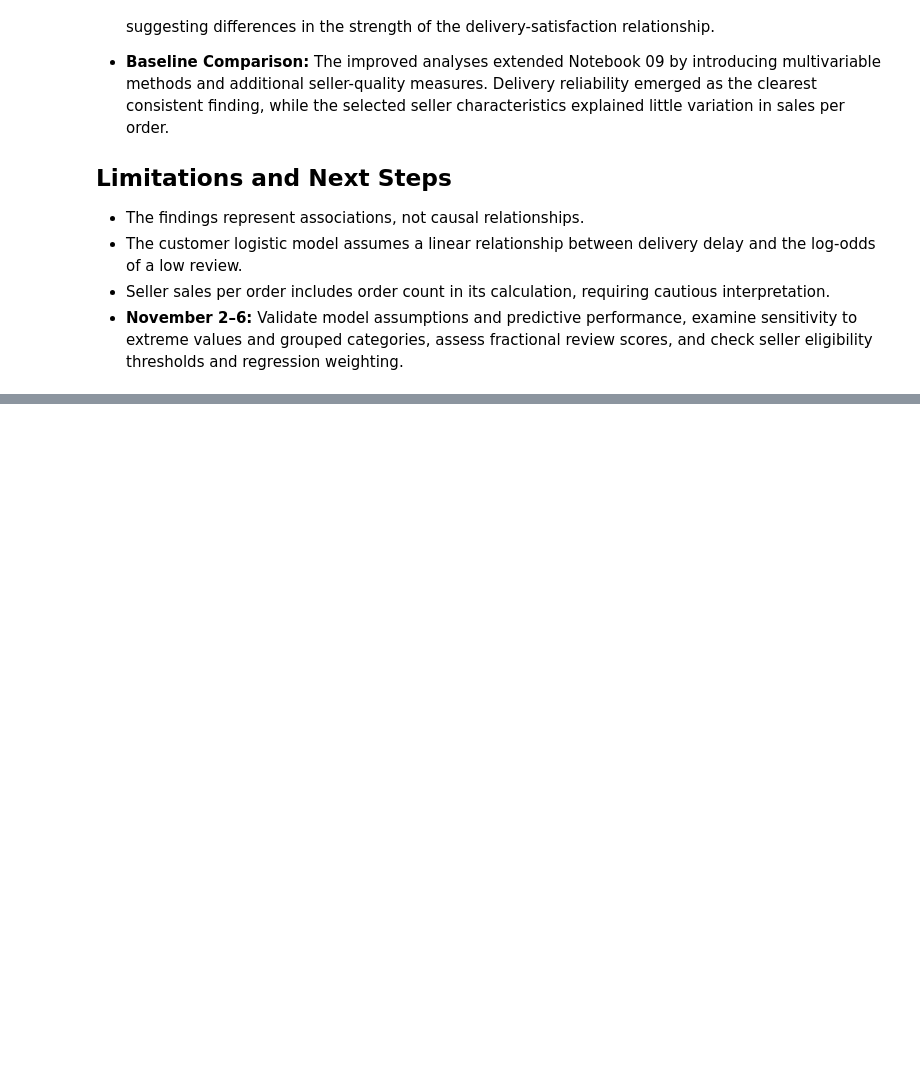
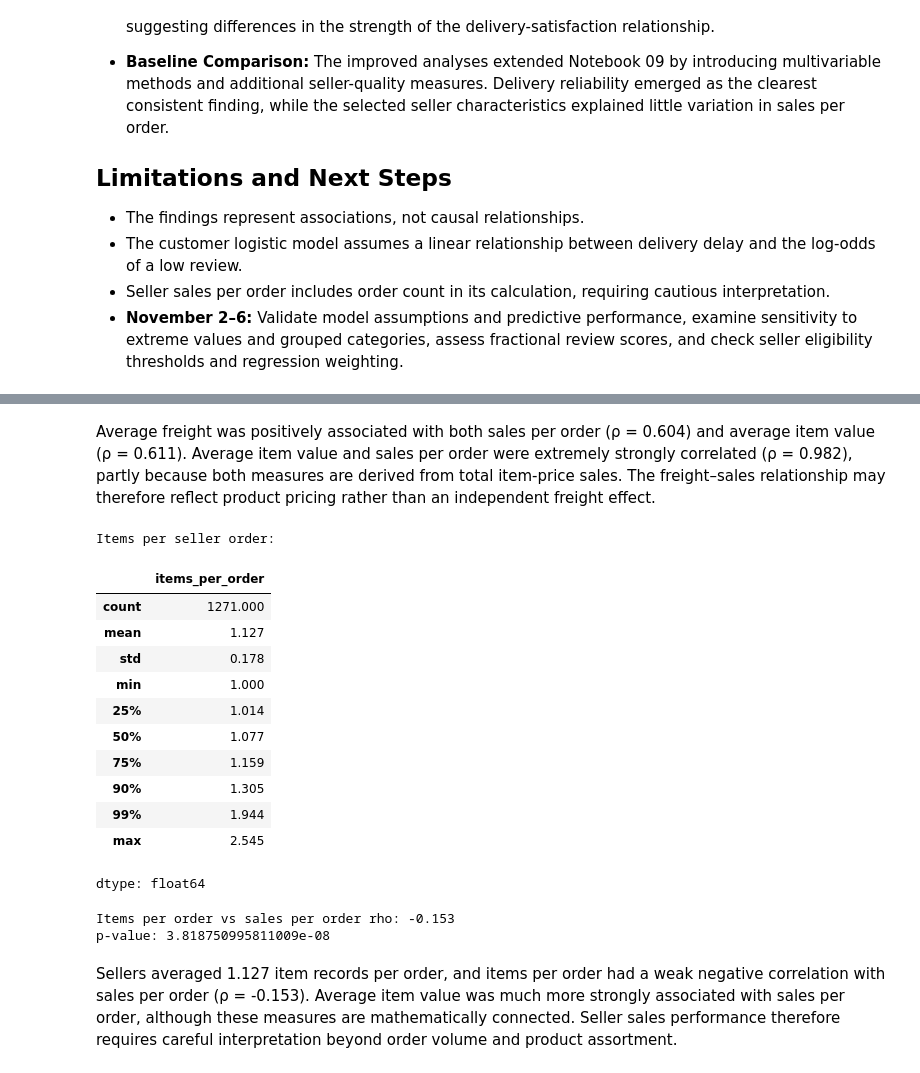
Before and after one commit to kaylatucker/CS690_Capstone, a Jupyter notebook: 03_notebooks/10_improved_analysis.ipynb, the cells around one changed output, grey strips where cells are left out. Cells and saved outputs as stored; diff of their text form; code cells hidden in the pictures; blank space fills up the shorter version.

```diff
--- a/03_notebooks/10_improved_analysis.ipynb
+++ b/03_notebooks/10_improved_analysis.ipynb
@@ -1002,0 +1321,46 @@ display(preliminary_results)
+# %% [markdown]
+Average freight was positively associated with both sales per order (ρ = 0.604) and average item value (ρ = 0.611). Average item value and sales per order were extremely strongly correlated (ρ = 0.982), partly because both measures are derived from total item-price sales. The freight–sales relationship may therefore reflect product pricing rather than an independent freight effect.
+# %%
+# Examine how items per order relates to seller sales per order
+
+seller_pricing_check = seller_refined.loc[
+    seller_refined["sales_eligible"]
+].copy()
+
+seller_pricing_check["items_per_order"] = (
+    seller_pricing_check["seller_items_sold"]
+    / seller_pricing_check["seller_order_count"]
+)
+
+print("Items per seller order:")
+display(
+    seller_pricing_check["items_per_order"]
+    .describe(percentiles=[0.25, 0.50, 0.75, 0.90, 0.99])
+    .round(3)
+)
+
+rho, p_value = spearmanr(
+    seller_pricing_check["items_per_order"],
+    seller_pricing_check["seller_sales_per_order"]
+)
+
+print("Items per order vs sales per order rho:", round(rho, 3))
+print("p-value:", p_value)
+# %% [output]
+Items per seller order:
+|  | items_per_order |
+| count | 1271.000 |
+| mean | 1.127 |
+| std | 0.178 |
+| min | 1.000 |
+| 25% | 1.014 |
+| 50% | 1.077 |
+| 75% | 1.159 |
+| 90% | 1.305 |
+| 99% | 1.944 |
+| max | 2.545 |
+dtype: float64
+Items per order vs sales per order rho: -0.153
+p-value: 3.818750995811009e-08
+# %% [markdown]
+Sellers averaged 1.127 item records per order, and items per order had a weak negative correlation with sales per order (ρ = -0.153). Average item value was much more strongly associated with sales per order, although these measures are mathematically connected. Seller sales performance therefore requires careful interpretation beyond order volume and product assortment.
```
Also changed, not shown: parts of 17 cells of this notebook.
